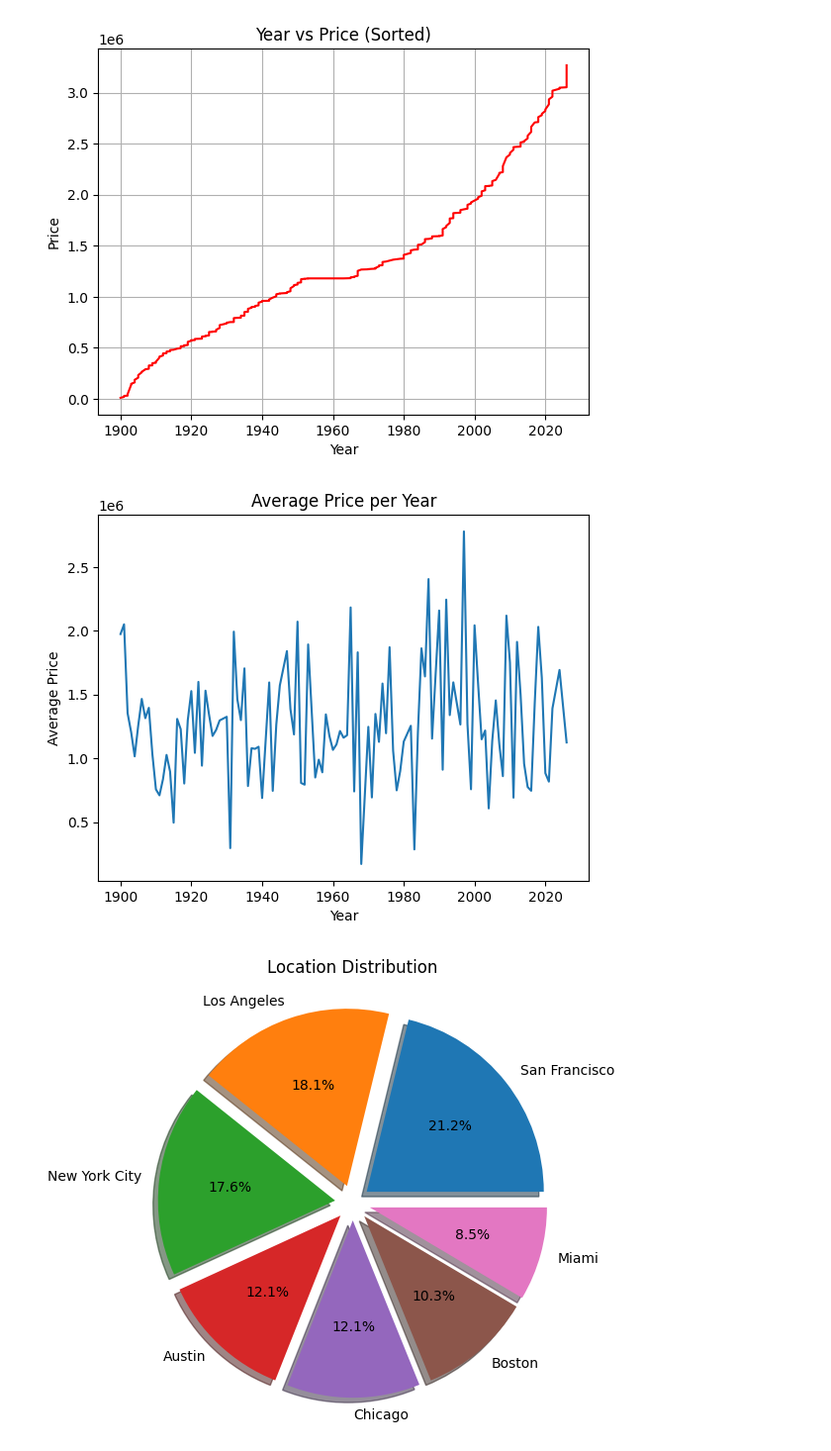
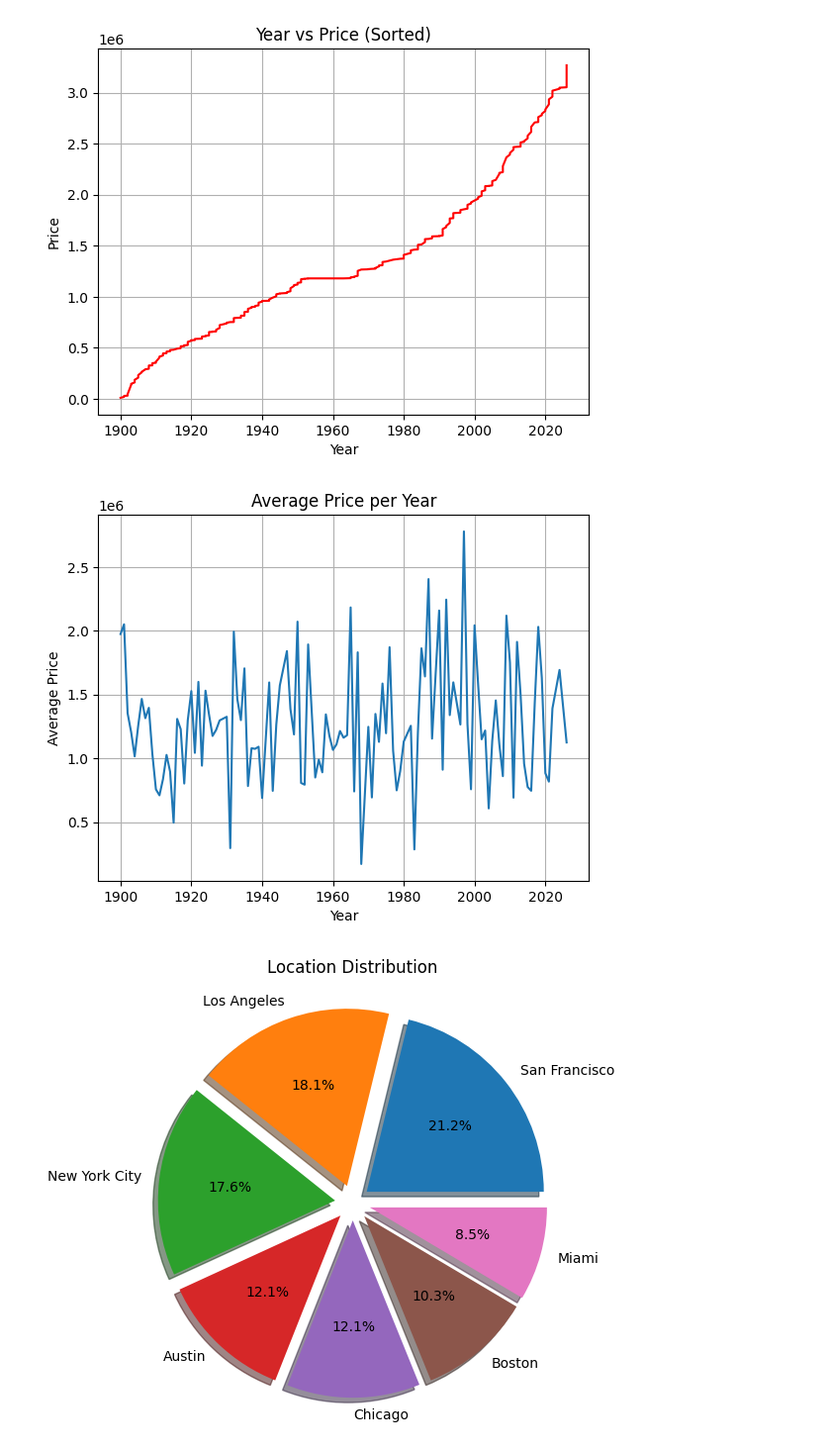
Before and after one commit to sushil0126/housing-data-cleaning.ipynb, a Jupyter notebook: housingDataCleaning.ipynb, the cells around one changed output. Shown at 99% size. Drawn from its saved outputs; the diff is of its cells as text; code cells hidden in the pictures.

Commit message:
Updated Visualizations

```diff
--- a/housingDataCleaning.ipynb
+++ b/housingDataCleaning.ipynb
@@ -206,14 +206,15 @@ plt.show()
 # %%
 # Line plot showing the average house prices for each construction year
 avg_price = data.groupby("Year_built(AD)")["Price($)"].mean()
 
 plt.plot(avg_price.index, avg_price.values)
 plt.xlabel("Year")
 plt.ylabel("Average Price")
 plt.title("Average Price per Year")
+plt.grid()
 plt.show()
 # %% [output]
-[figure, old version]
+[figure, new version]
 # %%
 counts = data["Location"].value_counts()
 fig, ax = plt.subplots(figsize=(10, 5))
```
